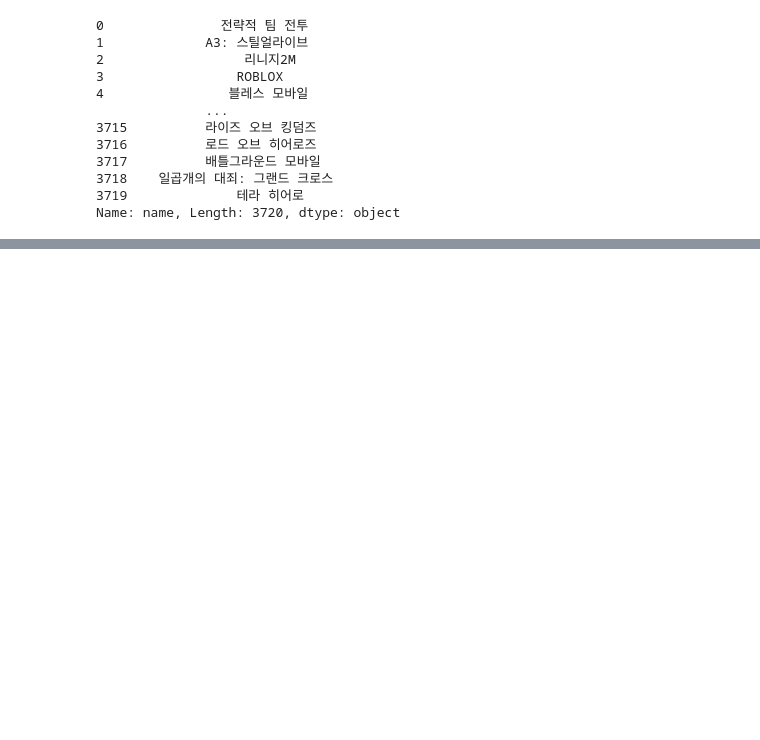
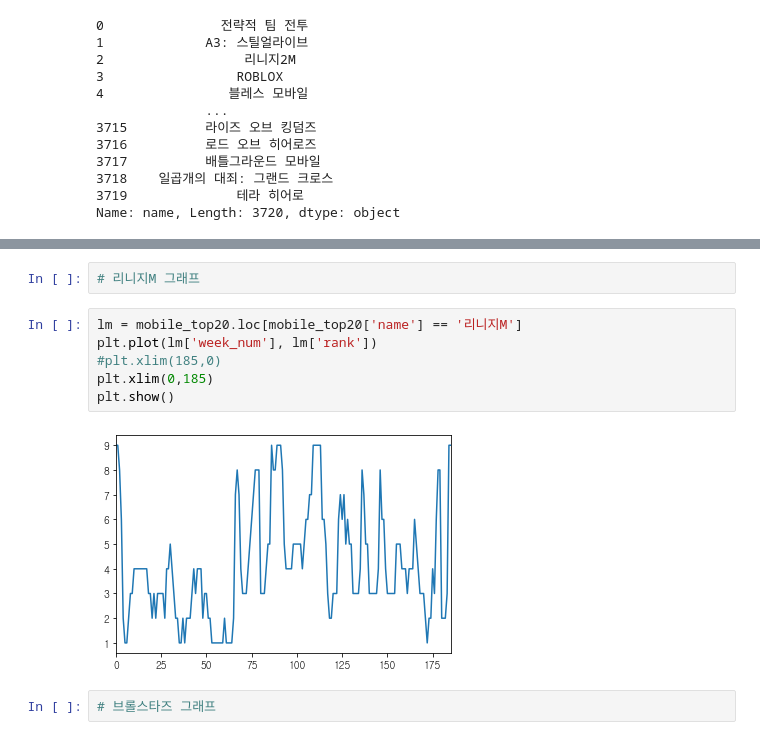
Before and after one commit to ssac-debbu/gameData, a Jupyter notebook: game_tree_graph/mobile graph.ipynb, the cells around one changed output, grey strips where cells are left out. Saved outputs shown, nothing was run; the diff lists cells and outputs as text; blank space fills up the shorter version.

```diff
--- a/game_tree_graph/mobile graph.ipynb
+++ b/game_tree_graph/mobile graph.ipynb
@@ -276,0 +279,12 @@ mobile_top20_groupby_asc.head()
+# %%
+# 리니지M 그래프
+# %%
+lm = mobile_top20.loc[mobile_top20['name'] == '리니지M']
+plt.plot(lm['week_num'], lm['rank'])
+#plt.xlim(185,0)
+plt.xlim(0,185)
+plt.show()
+# %% [output]
+[figure, added]
+# %%
+# 브롤스타즈 그래프
```
Also changed, not shown: parts of 26 cells of this notebook, 2 other files.
